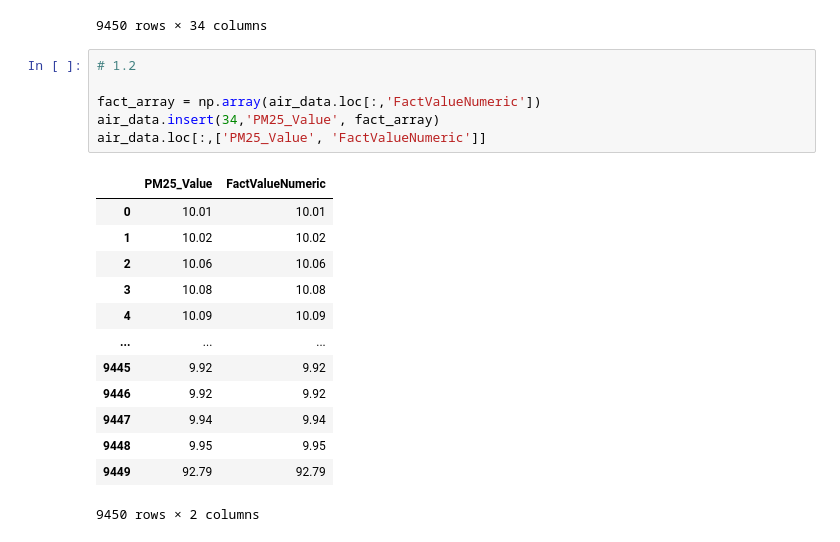
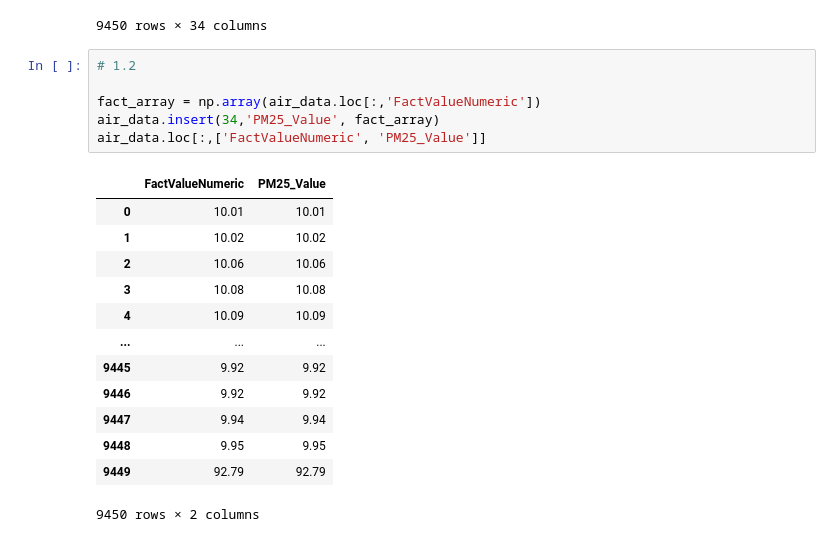
Before and after one commit to emdromeda/astro98, a Jupyter notebook: homework/hw7.ipynb, the cells around one changed output. Drawn from its saved outputs; the diff is of its cells as text.

```diff
--- a/homework/hw7.ipynb
+++ b/homework/hw7.ipynb
@@ -26,11 +28,11 @@ air_data
 # %%
 # 1.2
 
 fact_array = np.array(air_data.loc[:,'FactValueNumeric'])
 air_data.insert(34,'PM25_Value', fact_array)
-air_data.loc[:,['PM25_Value', 'FactValueNumeric']]
+air_data.loc[:,['FactValueNumeric', 'PM25_Value']]
 # %% [output]
-|  | PM25_Value | FactValueNumeric |
+|  | FactValueNumeric | PM25_Value |
 | 0 | 10.01 | 10.01 |
 | 1 | 10.02 | 10.02 |
 | 2 | 10.06 | 10.06 |
```
Also changed, not shown: parts of 8 cells of this notebook, 2 other files.
